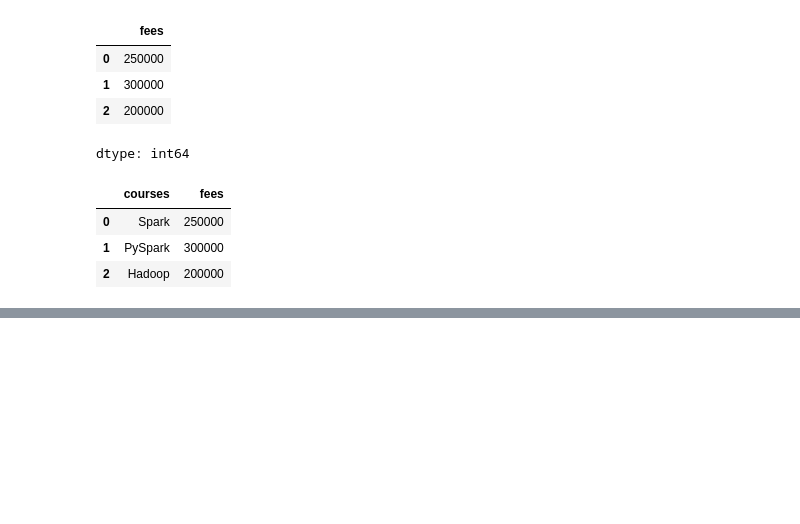
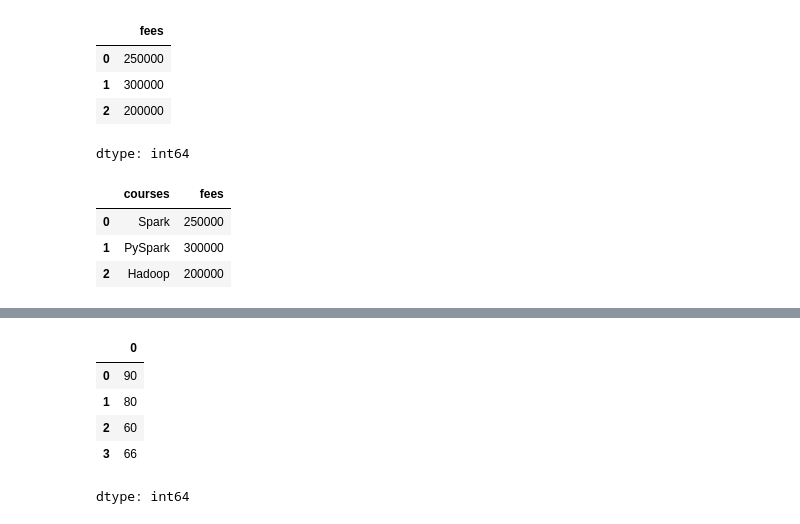
Before and after one commit to boongtol1/2025-1-myclass-BDA, a Jupyter notebook: inclass/02w_A_0317_pandas_basic.ipynb, the cells around one changed output, grey strips where cells are left out. Saved outputs shown, nothing was run; the diff lists cells and outputs as text; code cells hidden in the pictures; blank space fills up the shorter version.

```diff
--- a/inclass/02w_A_0317_pandas_basic.ipynb
+++ b/inclass/02w_A_0317_pandas_basic.ipynb
@@ -304,0 +352,12 @@ df
+# %%
+s1=pd.Series([90,80,60,66])
+s2=pd.Series([45,73,83,99])
+s3=pd.Series([92,75,82,75])
+s1
+# %% [output]
+|  | 0 |
+| 0 | 90 |
+| 1 | 80 |
+| 2 | 60 |
+| 3 | 66 |
+dtype: int64
```
Also changed, not shown: parts of 13 cells of this notebook.
